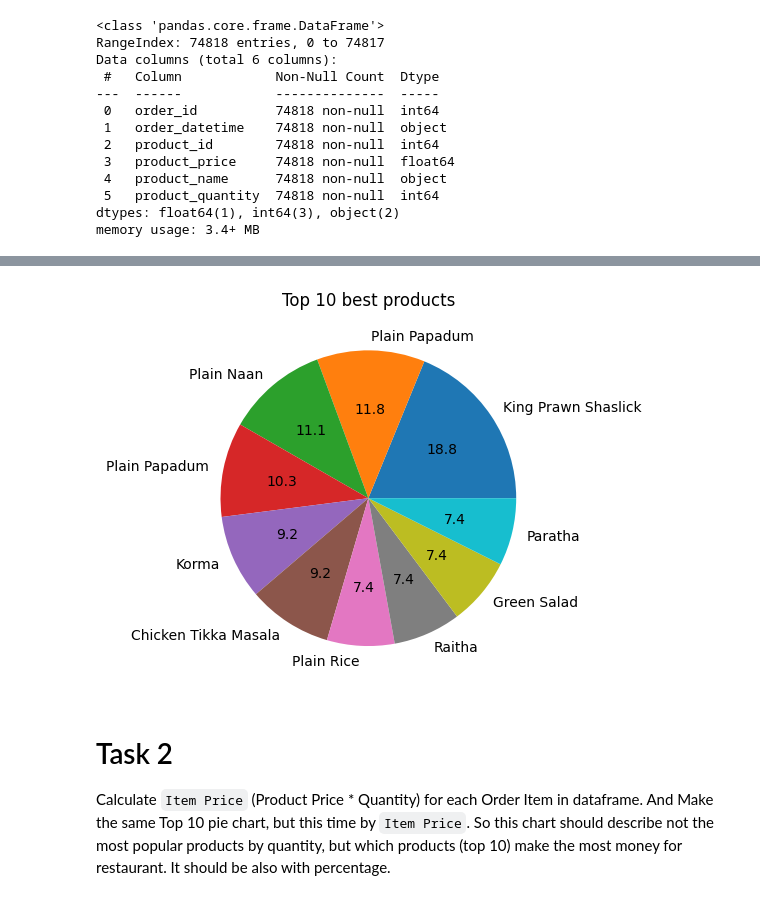
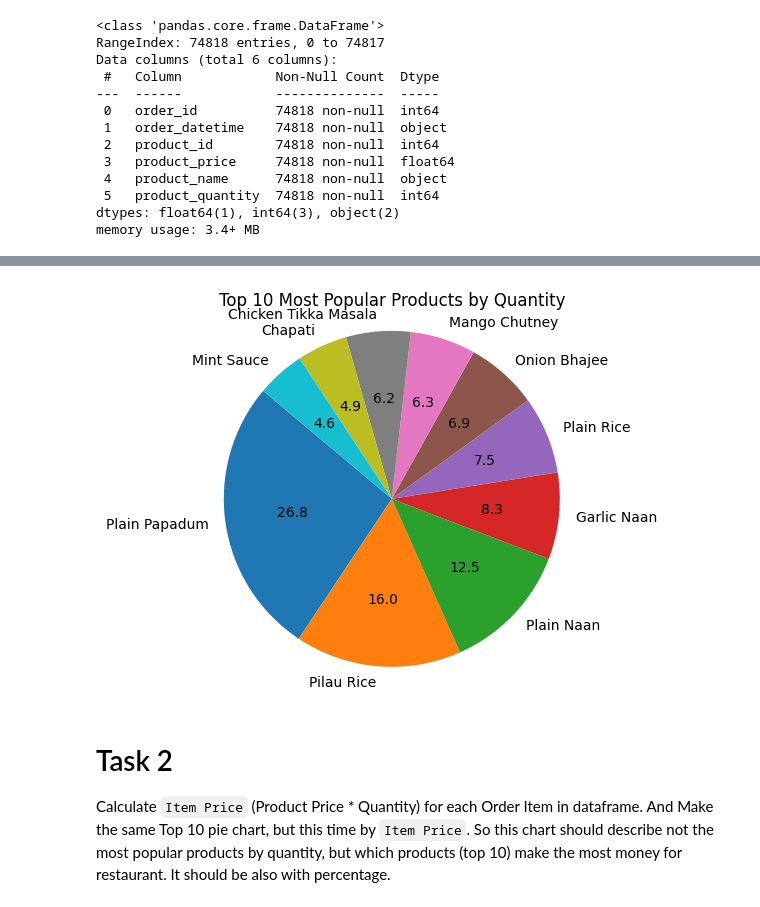
Before and after one commit to mate-academy/py-restaurant-data-analysis, a Jupyter notebook: app/main.ipynb, the cells around one changed output, grey strips where cells are left out. Saved outputs shown, nothing was run; the diff lists cells and outputs as text; code cells hidden in the pictures.

```diff
--- a/app/main.ipynb
+++ b/app/main.ipynb
@@ -94,10 +69,15 @@ import matplotlib.pyplot as plt
+# %%
+product_quantity = df.groupby('product_name')['product_quantity'].sum()
+top_10_products = product_quantity.sort_values(ascending=False).head(10)
+popularity_percentage = (top_10_products / top_10_products.sum()) * 100
 # %%
 fig, ax = plt.subplots()
-ax.pie(best_product["product_quantity"], labels=best_product["product_name"], autopct='%1.1f')
-ax.set_title("Top 10 best products")
+ax.pie(popularity_percentage, labels=top_10_products.index, autopct='%1.1f', startangle=140)
+ax.set_title("Top 10 Most Popular Products by Quantity")
+plt.axis('equal')
 plt.show()
 # %% [output]
-[figure, old version]
+[figure, new version]
 # %% [markdown]
 # Task 2
 Calculate `Item Price` (Product Price * Quantity) for each Order Item in dataframe.
```
Also changed, not shown: parts of 8 cells of this notebook.
